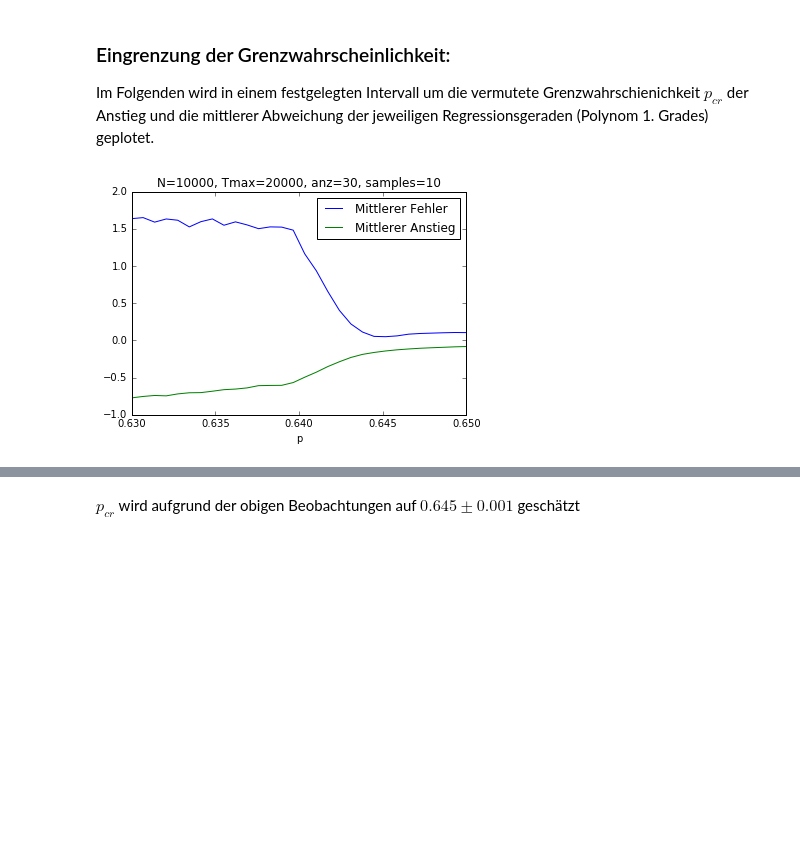
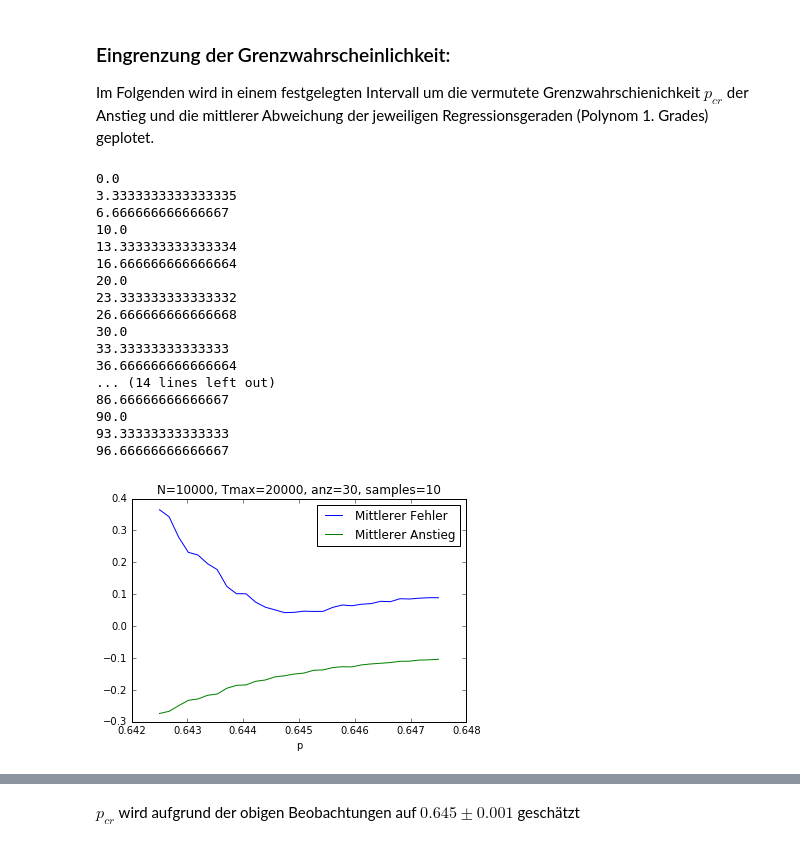
Before and after one commit to KlausMau/Perkolation, a Jupyter notebook: main_body/project_main.ipynb, the cells around one changed output, grey strips where cells are left out. Saved outputs shown, nothing was run; the diff lists cells and outputs as text; code cells hidden in the pictures; blank space fills up the shorter version.

```diff
--- a/main_body/project_main.ipynb
+++ b/main_body/project_main.ipynb
@@ -300,36 +308,55 @@ Im Folgenden wird in einem festgelegten Intervall um die vermutete Grenzwahrschi
 # %%
 anz=30
 samples=10
-start=0.63
-end=0.65
+start=0.6425
+end=0.6475
 Tmax=20000
 N=10000
 
 Ax=np.linspace(start,end,anz)
 fehler=[0 for i in range(anz)]
 m=[0 for i in range(anz)]
 
 
 for i in range(anz):
     for j in range(samples):
         r,Tohm,Pic=DPerc(p=Ax[i],pa=1,Tmax=Tmax,N=N,Tshow=0)
 
         D=evaluate(r,Tohm,grade=1,plottype="log")
 
         fehler[i] += D["fehler"]
         m[i] += D["coeffs"][1]
 
+    print(i/anz*100)
+
 fehler=np.array(fehler)/samples
 m=np.array(m)/samples
 
 py.plot(Ax,fehler,label="Mittlerer Fehler")
 py.plot(Ax,m,label="Mittlerer Anstieg")
 py.title("N={}, Tmax={}, anz={}, samples={}".format(N,Tmax,anz,samples))
 py.xlabel('p')
 py.legend(loc=0)
 py.savefig('.\data\cruc_prob\cruc_prob_{}_{}.png'.format(start,end), bbox_inches='tight')
 py.show()
 # %% [output]
+0.0
+3.3333333333333335
+6.666666666666667
+10.0
+13.333333333333334
+16.666666666666664
+20.0
+23.333333333333332
+26.666666666666668
+30.0
+33.33333333333333
+36.666666666666664
+... (14 lines left out)
+86.66666666666667
+90.0
+93.33333333333333
+96.66666666666667
-[figure, old version]
+[figure, new version]
 # %%
 Image(filename="data\cruc_prob\cruc_prob_0.63_0.65.png")
```
Also changed, not shown: parts of 6 cells of this notebook, 8 other files.
